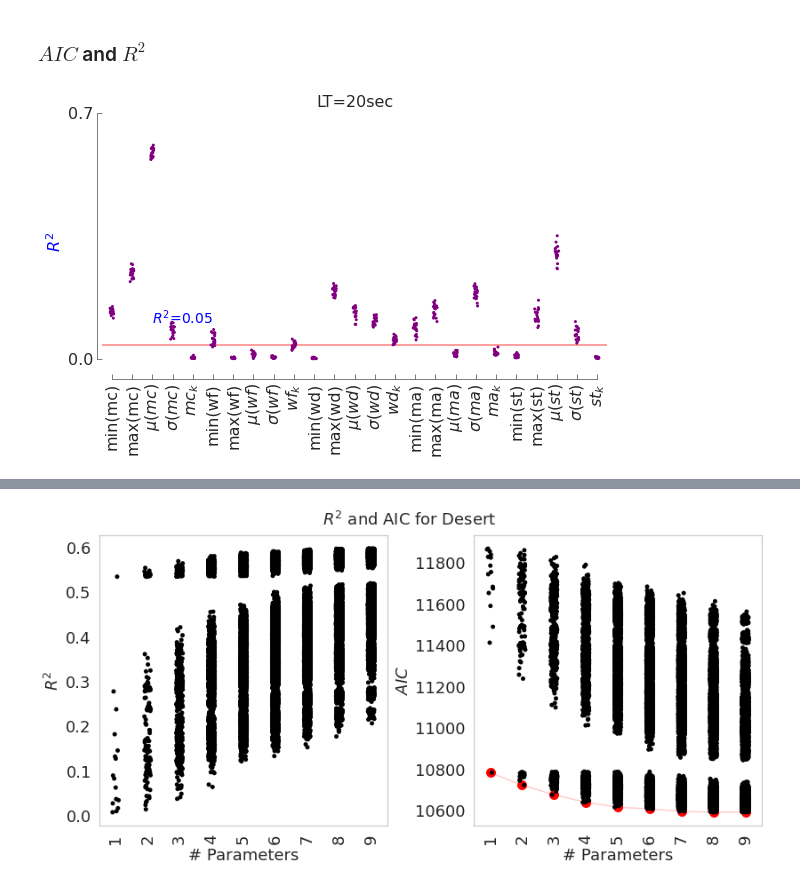
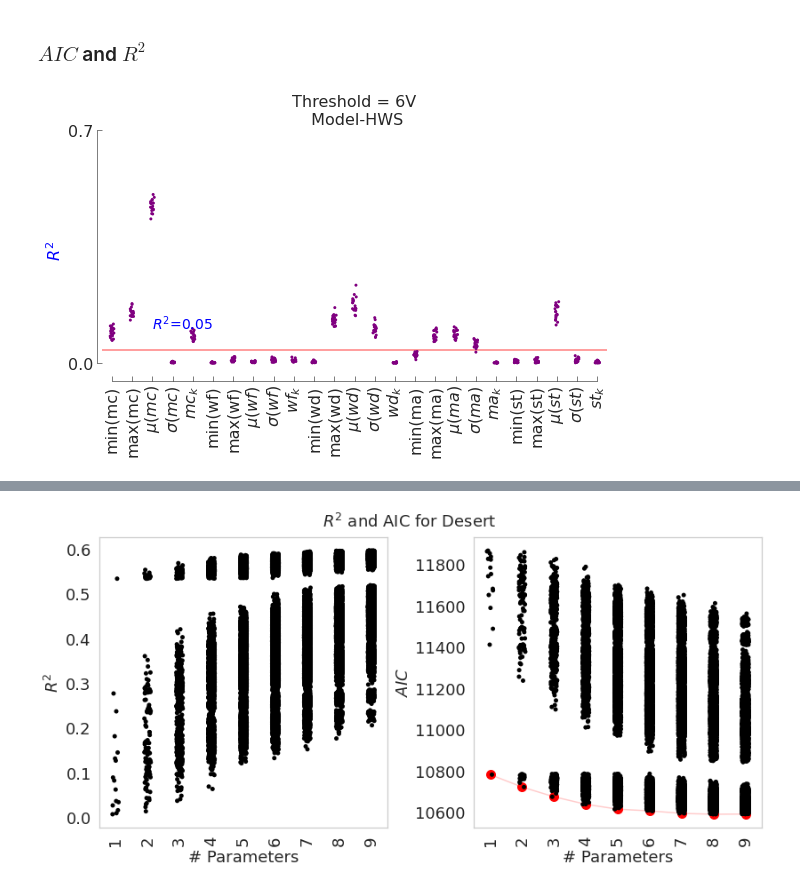
Before and after one commit to arunavanag591/odor_analysis, a Jupyter notebook: data_exploration/dataClassification.ipynb, the cells around one changed output, grey strips where cells are left out. Drawn from its saved outputs; the diff is of its cells as text; code cells hidden in the pictures.

```diff
--- a/data_exploration/dataClassification.ipynb
+++ b/data_exploration/dataClassification.ipynb
@@ -343,14 +310,18 @@ new_list
 # %%
-f,(ax) = plt.subplots(1,1,figsize=(10,10))
+f,(ax) = plt.subplots(1,1,figsize=(9,9))
 ax.imshow(adjacency_matrix,cmap='bone_r',  aspect='auto')
 
 
 ax.grid(False)
-ax.set_title('Adjacency Matrix')
+ax.set_title('Adjacency Matrix - 8V - Model - All')
+
+ax.yaxis.set_major_locator(plt.MaxNLocator(25))
 ax.set_yticklabels(new_list)
-ax.yaxis.set_major_locator(plt.MaxNLocator(25))
+
+ax.xaxis.set_major_locator(plt.MaxNLocator(25))
+ax.set_xticklabels(new_list, rotation=90)
 
 f.tight_layout(pad=1)
 figurefirst.mpl_functions.set_fontsize(f, 16)
-# f.savefig('../../Figure/community_selected_params.jpeg', dpi=300, bbox_inches = "tight")
+# f.savefig('../../Figure/community_all_8.jpeg', dpi=300, bbox_inches = "tight")
 # %% [output]
@@ -457,46 +371,47 @@ distance.rsquared
 # %% [markdown]
 ### $AIC$ and $R^2$
 # %%
-df1 = pd.read_hdf(dir+'R2_AIC/TimeTest/all_Rsquared_1.h5')
-df2 = pd.read_hdf(dir+'R2_AIC/TimeTest/all_Rsquared_3.h5')
-df3 = pd.read_hdf(dir+'R2_AIC/TimeTest/all_Rsquared_5.h5')
-df4 = pd.read_hdf(dir+'R2_AIC/TimeTest/all_Rsquared_10.h5')
-df5 = pd.read_hdf(dir+'R2_AIC/TimeTest/all_Rsquared_20.h5')
+# df1 = pd.read_hdf(dir+'R2_AIC/TimeTest/all_Rsquared_1.h5')
+# df2 = pd.read_hdf(dir+'R2_AIC/TimeTest/all_Rsquared_3.h5')
+# df3 = pd.read_hdf(dir+'R2_AIC/TimeTest/all_Rsquared_5.h5')
+# df4 = pd.read_hdf(dir+'R2_AIC/TimeTest/all_Rsquared_10.h5')
+# df5 = pd.read_hdf(dir+'R2_AIC/TimeTest/all_Rsquared_20.h5')
+df = pd.read_hdf(dir+'R2_AIC/TimeTest/hws_Rsquared_6v.h5')
 
 
 # aic = pd.read_hdf(dir+'Windy/Desert_Aic.h5')
 # %%
 f,ax=plt.subplots(1,1,figsize=(8,5))
 # sns.stripplot(data=df1, ax=ax, dodge=True, size=3, color='Black',label='LT=1sec',rasterized=True)
 # sns.stripplot(data=df2, ax=ax, dodge=True, size=3, color='Green',label='LT=3sec',rasterized=True)
 # sns.stripplot(data=df3, ax=ax, dodge=True, size=3, color='Blue',label='LT=5sec',rasterized=True)
 # sns.stripplot(data=df4, ax=ax, dodge=True, size=3, color='Red',label='LT=10sec',rasterized=True)
-sns.stripplot(data=df5, ax=ax, dodge=True, size=3, color='Purple',label='LT=20sec',rasterized=True)
+sns.stripplot(data=df, ax=ax, dodge=True, size=3, color='Purple',label='LT=20sec',rasterized=True)
 ax.grid(False)
 label=['min(mc)','max(mc)','$\mu(mc)$','$\sigma(mc)$', '$mc_k$',
       'min(wf)','max(wf)','$\mu(wf)$','$\sigma(wf)$', '$wf_k$',
       'min(wd)','max(wd)','$\mu(wd)$','$\sigma(wd)$', '$wd_k$',
       'min(ma)','max(ma)','$\mu(ma)$','$\sigma(ma)$', '$ma_k$',
       'min(st)','max(st)','$\mu(st)$','$\sigma(st)$', '$st_k$']
 # ax.legend(loc='center left', bbox_to_anchor=(1, 0.5))
 ax.axhline(0.04, color = 'red', alpha=0.5)
 ax.set_ylabel('$R^2$',c='blue')
 
 mpl_functions.adjust_spines(ax,['left','bottom'],
                             spine_locations={'left': 5},
                             smart_bounds=True,
                             yticks=[0,0.7],
                             linewidth=0.5)
 ax.set_xticklabels(label, rotation=90)
 # ax.set_title('Bootstrapped $R^2$ Desert')
-ax.set_title('LT=20sec')
+ax.set_title('Threshold = 6V\n Model-HWS')
 
 f.tight_layout(pad=1)
 figurefirst.mpl_functions.set_fontsize(f, 16)
 ax.text(2,0.1,'$R^2$=0.05',color='black',fontsize='14',c='blue')
-# f.savefig('../../Figure/lt-20.jpeg', dpi=300, bbox_inches = "tight")
+f.savefig('../../Figure/community6vhws.jpeg', dpi=300, bbox_inches = "tight")
 # %% [output]
-[figure, old version]
+[figure, new version]
 # %%
 col_name=[]
 for i in range(len(df.columns)):
```
Also changed, not shown: parts of 24 cells of this notebook, 6 other files.
